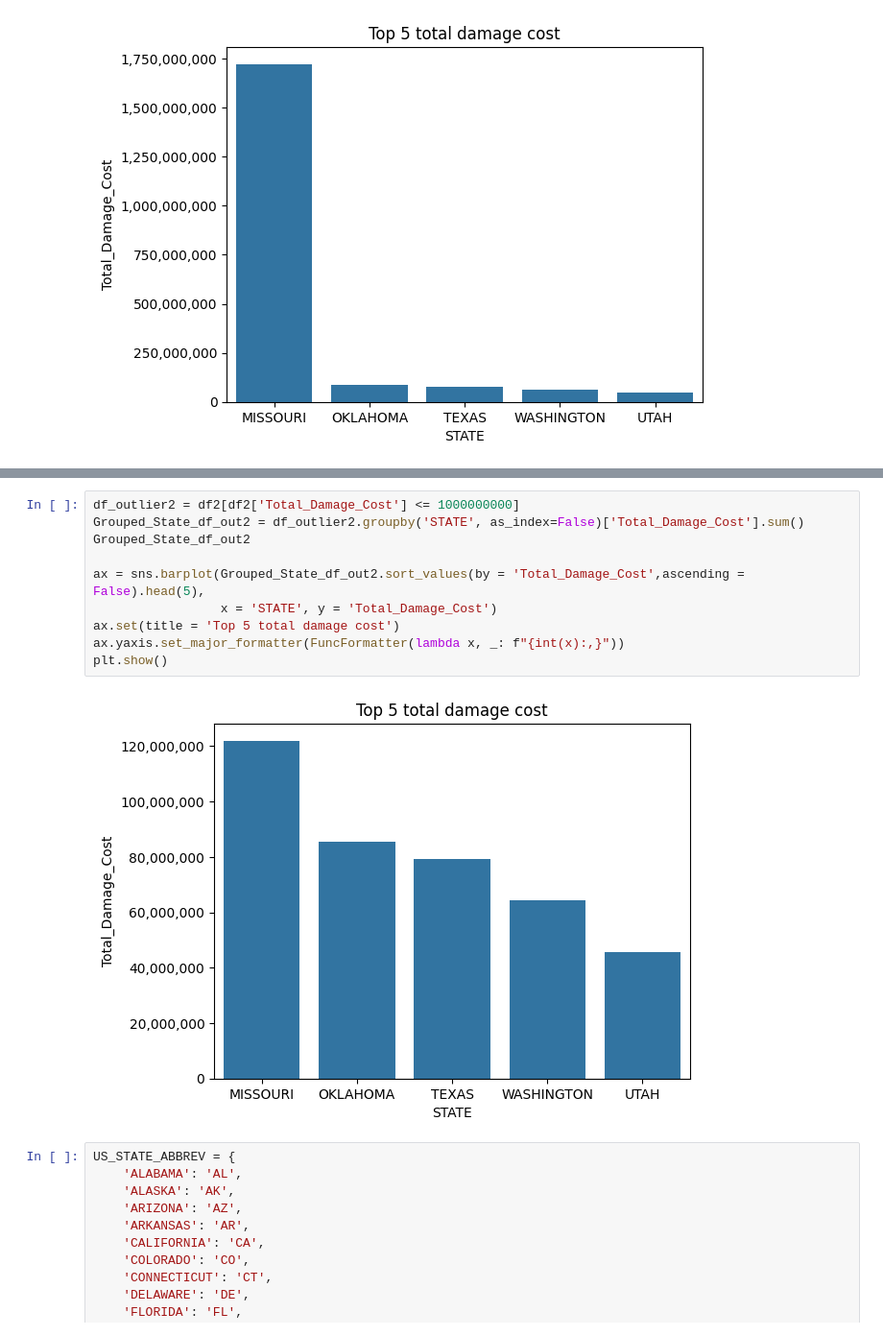
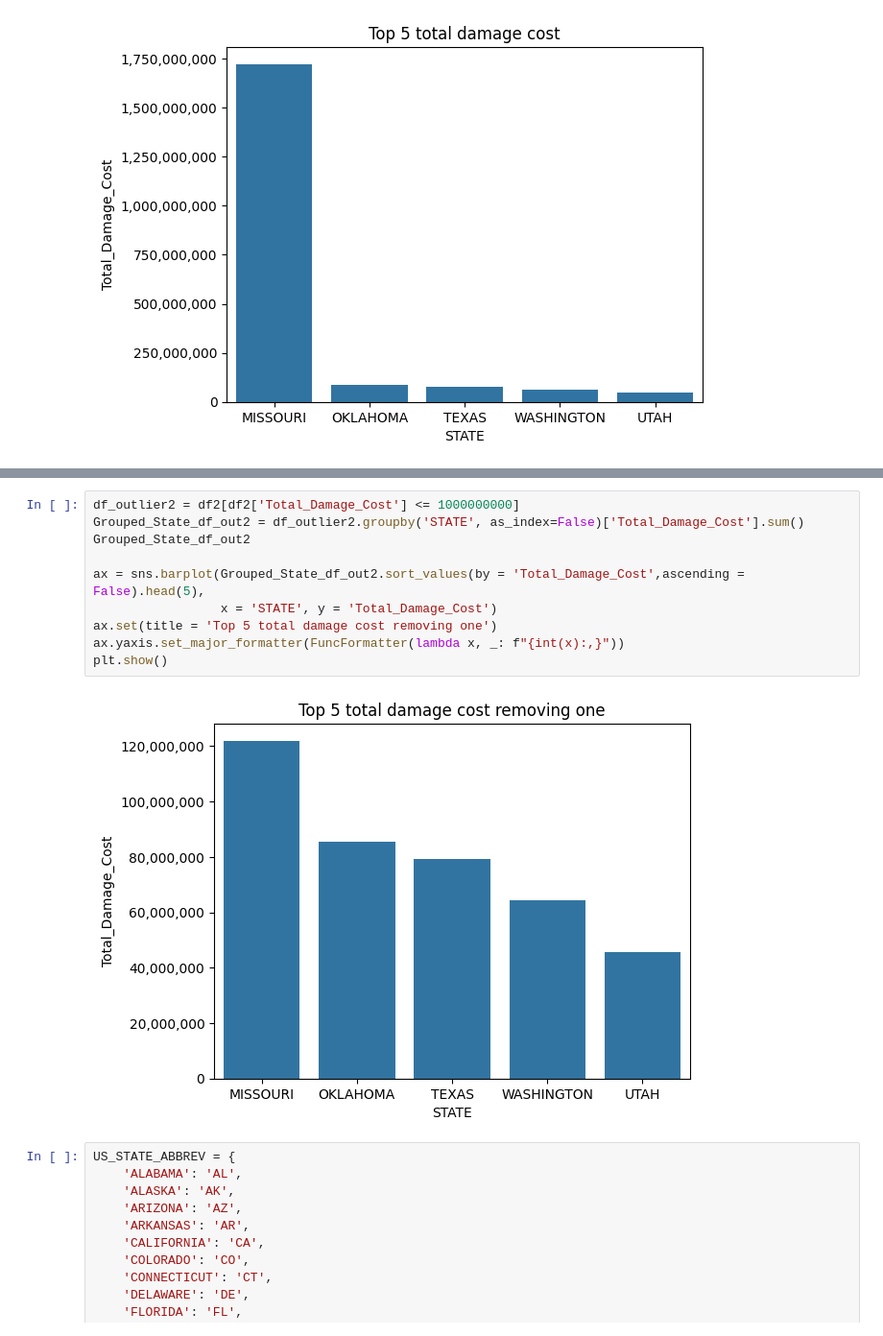
Before and after one commit to 110325-Data-Foundations/Group2FinalProject, a Jupyter notebook: subre_files.ipynb, the cells around one changed output, grey strips where cells are left out. Shown: that part at 96% size. Cells and saved outputs as stored; diff of their text form.

```diff
--- a/subre_files.ipynb
+++ b/subre_files.ipynb
@@ -152,15 +142,15 @@ plt.show()
 # %%
 df_outlier2 = df2[df2['Total_Damage_Cost'] <= 1000000000]
 Grouped_State_df_out2 = df_outlier2.groupby('STATE', as_index=False)['Total_Damage_Cost'].sum()
 Grouped_State_df_out2
 
 ax = sns.barplot(Grouped_State_df_out2.sort_values(by = 'Total_Damage_Cost',ascending = False).head(5),
                  x = 'STATE', y = 'Total_Damage_Cost')
-ax.set(title = 'Top 5 total damage cost')
+ax.set(title = 'Top 5 total damage cost removing one')
 ax.yaxis.set_major_formatter(FuncFormatter(lambda x, _: f"{int(x):,}"))
 plt.show()
 # %% [output]
-[figure, old version]
+[figure, new version]
 # %%
 US_STATE_ABBREV = {
     'ALABAMA': 'AL',
```
Also changed, not shown: parts of 6 cells of this notebook.
